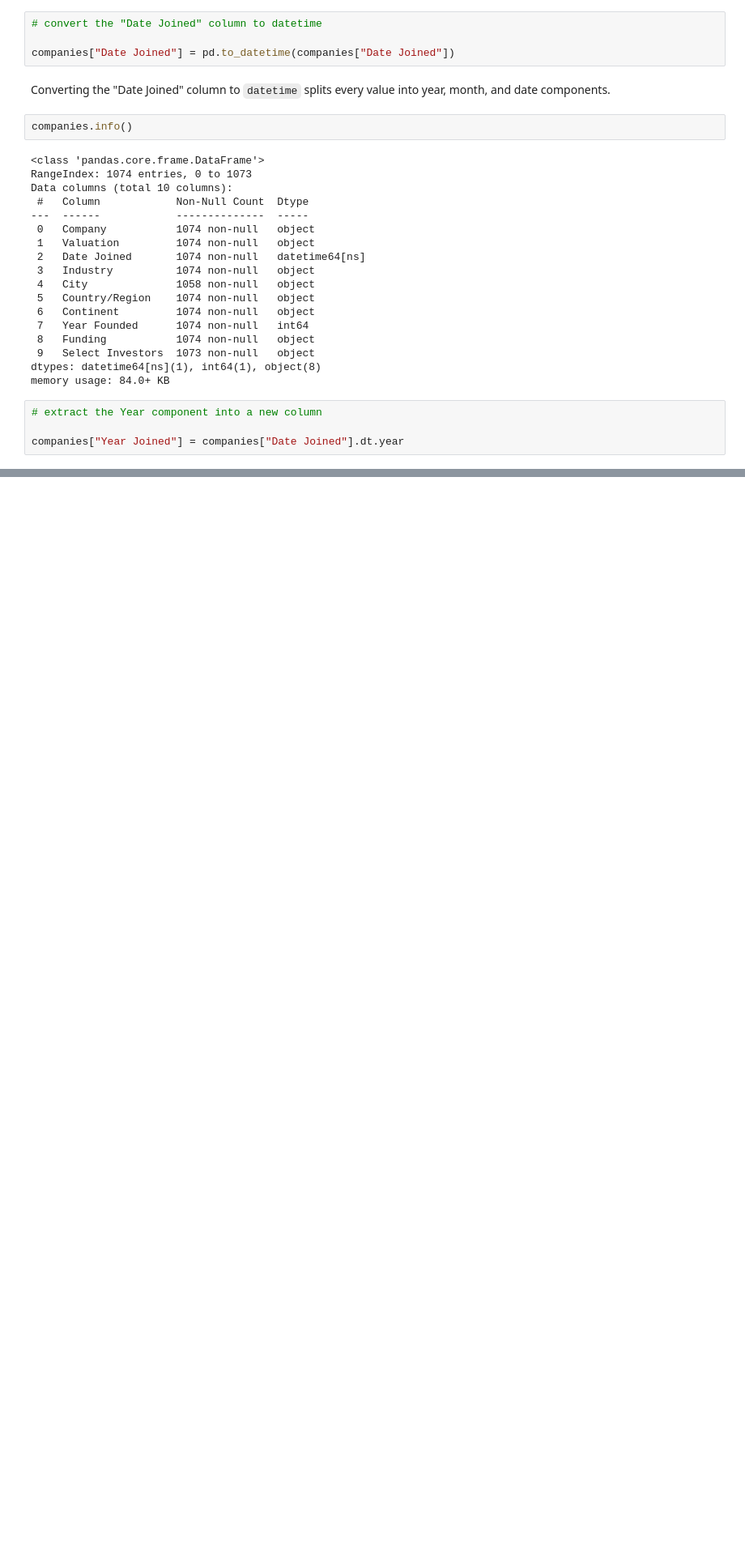
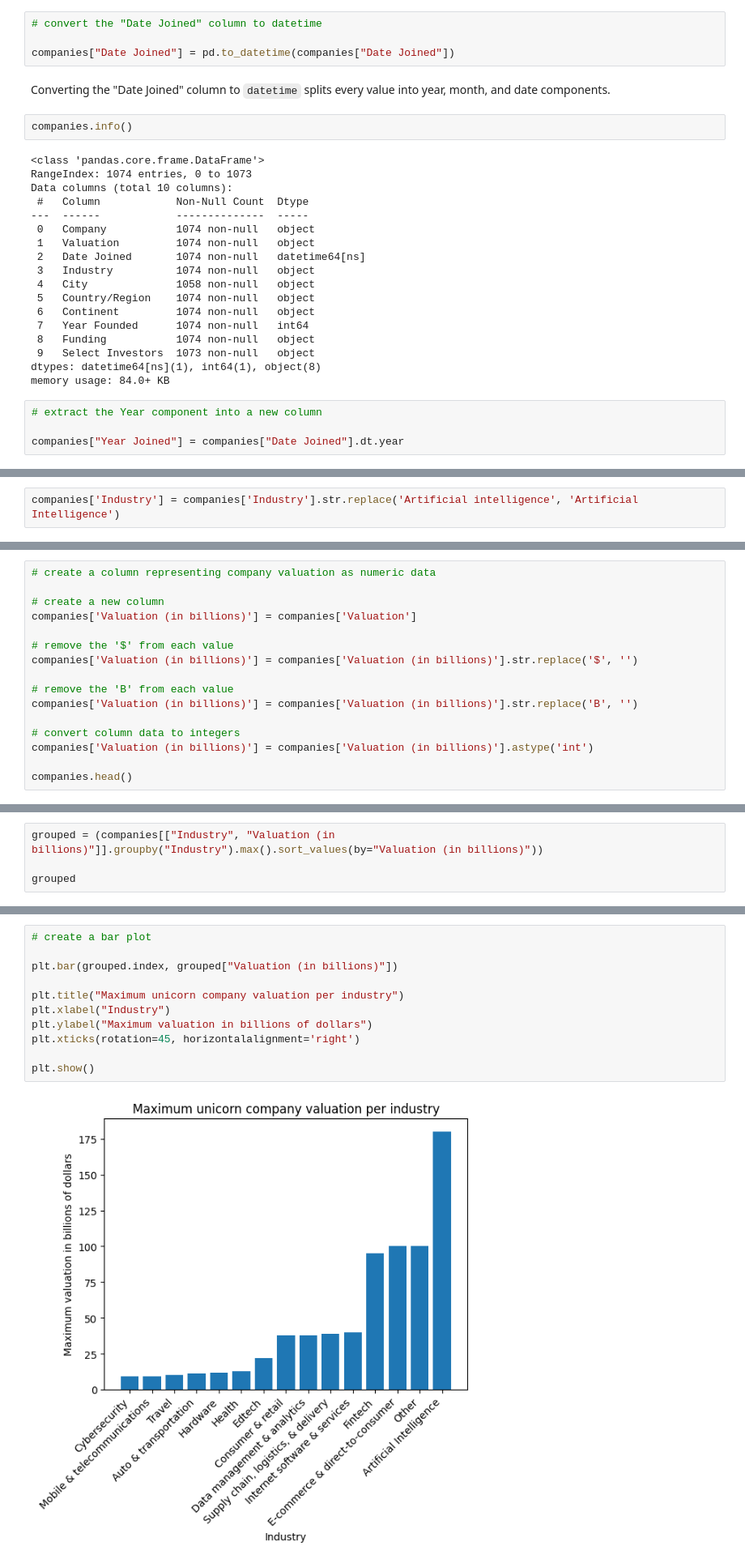
Before and after one commit to martinadelorenzo/unicorn-companies, a Jupyter notebook: unicorn_companies.ipynb, the cells around one changed output, grey strips where cells are left out. Shown at 81% size. Cells and saved outputs as stored; diff of their text form; blank space fills up the shorter version.

```diff
--- a/unicorn_companies.ipynb
+++ b/unicorn_companies.ipynb
@@ -107,0 +186,2 @@ companies.head()
+# %%
+companies['Industry'] = companies['Industry'].str.replace('Artificial intelligence', 'Artificial Intelligence')
@@ -107,0 +200,16 @@ companies.head()
+# %%
+# create a column representing company valuation as numeric data
+
+# create a new column
+companies['Valuation (in billions)'] = companies['Valuation']
+
+# remove the '$' from each value
+companies['Valuation (in billions)'] = companies['Valuation (in billions)'].str.replace('$', '')
+
+# remove the 'B' from each value
+companies['Valuation (in billions)'] = companies['Valuation (in billions)'].str.replace('B', '')
+
+# convert column data to integers
+companies['Valuation (in billions)'] = companies['Valuation (in billions)'].astype('int')
+
+companies.head()
@@ -107,0 +223,4 @@ companies.head()
+# %%
+grouped = (companies[["Industry", "Valuation (in billions)"]].groupby("Industry").max().sort_values(by="Valuation (in billions)"))
+
+grouped
@@ -107,0 +245,13 @@ companies.head()
+# %%
+# create a bar plot
+
+plt.bar(grouped.index, grouped["Valuation (in billions)"])
+
+plt.title("Maximum unicorn company valuation per industry")
+plt.xlabel("Industry")
+plt.ylabel("Maximum valuation in billions of dollars")
+plt.xticks(rotation=45, horizontalalignment='right')
+
+plt.show()
+# %% [output]
+[figure, added]
```
Also changed, not shown: parts of 26 cells of this notebook.
